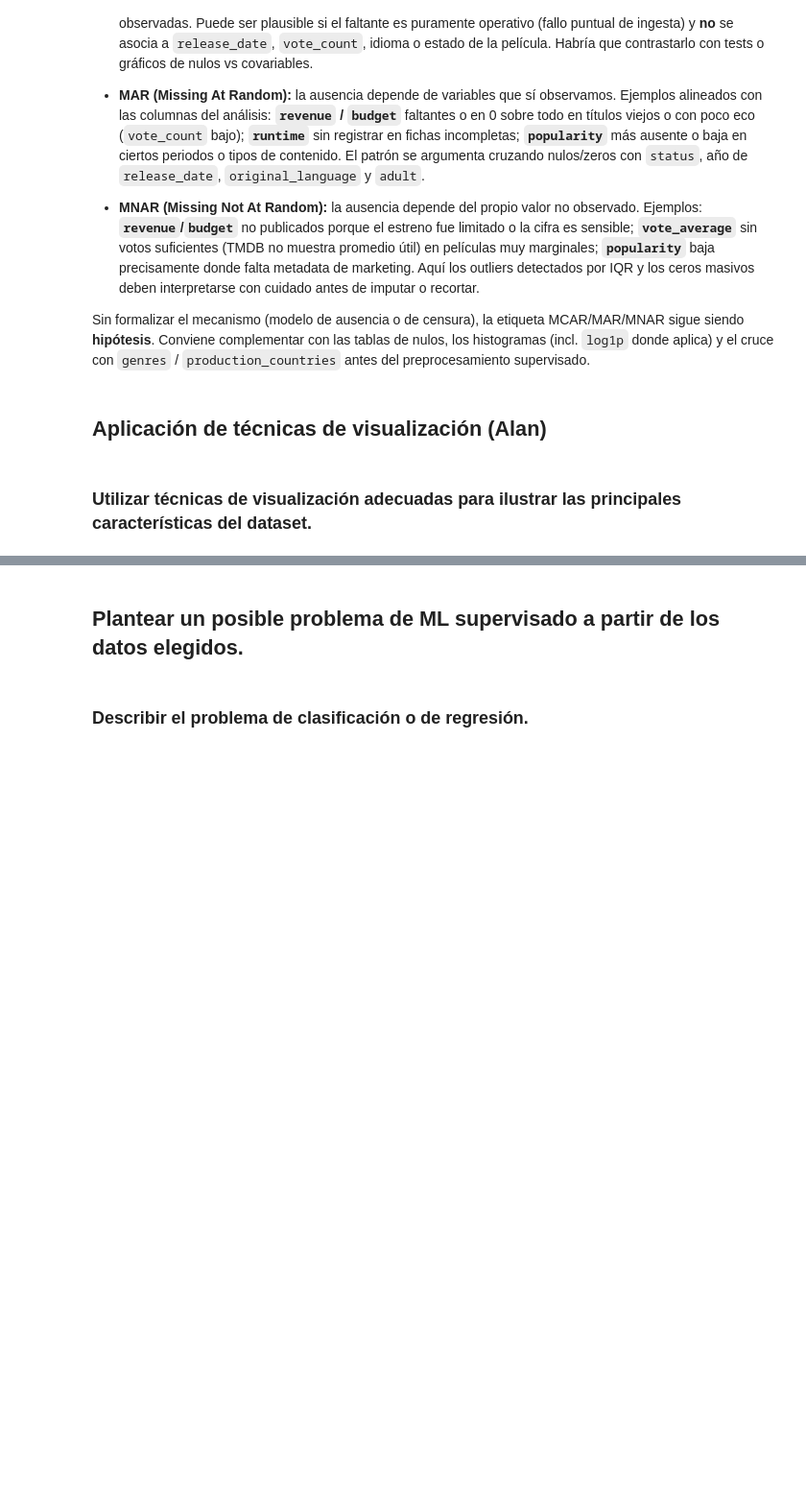
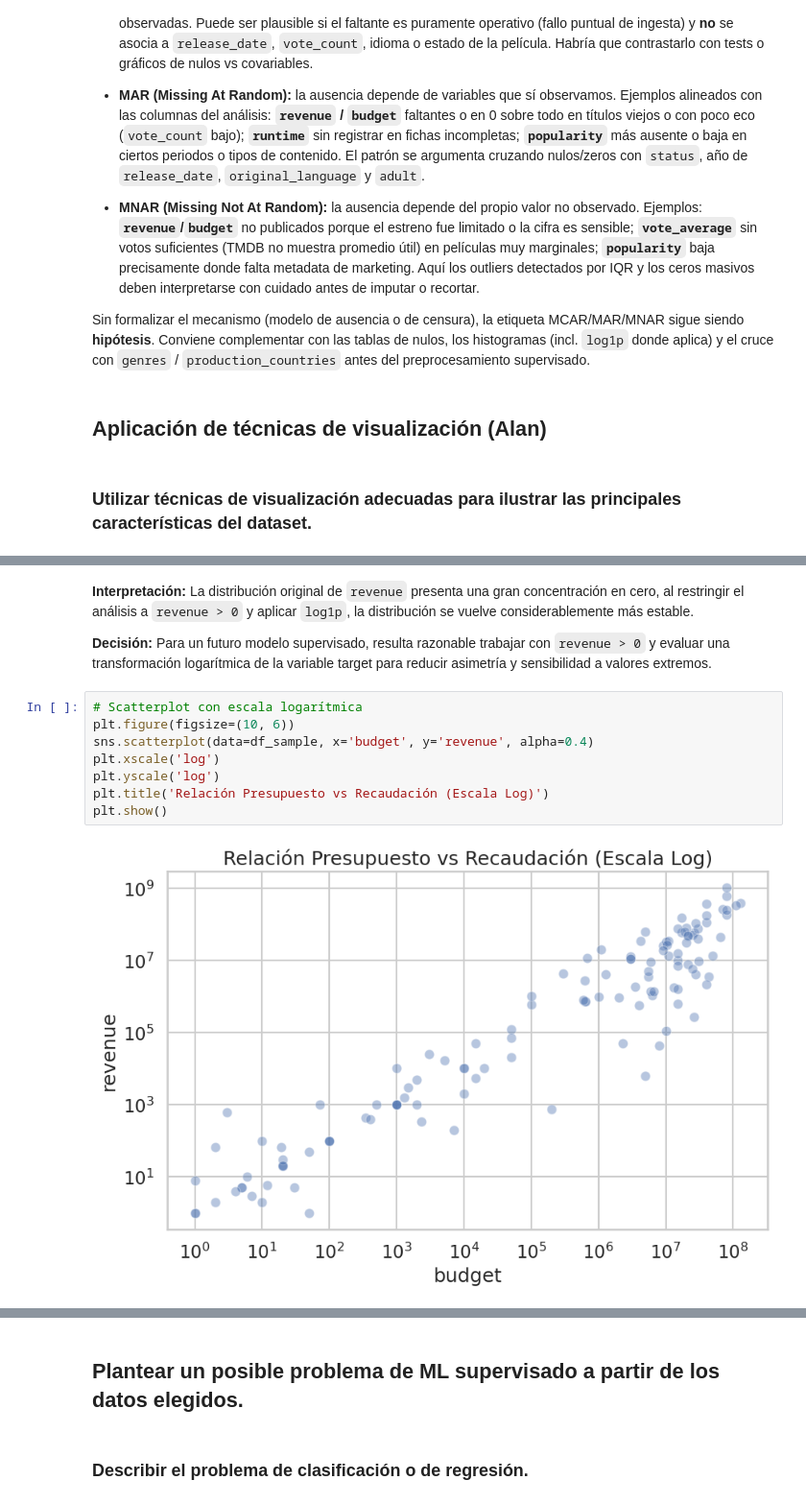
Before and after one commit to jbmild/ceia-add, a Jupyter notebook: tp_final.ipynb, the cells around one changed output, grey strips where cells are left out. Shown at 96% size. Saved outputs shown, nothing was run; the diff lists cells and outputs as text; blank space fills up the shorter version.

```diff
--- a/tp_final.ipynb
+++ b/tp_final.ipynb
@@ -598,0 +738,14 @@ Sin formalizar el mecanismo (modelo de ausencia o de censura), la etiqueta MCAR/
+# %% [markdown]
+**Interpretación:** La distribución original de `revenue` presenta una gran concentración en cero, al restringir el análisis a `revenue > 0` y aplicar `log1p`, la distribución se vuelve considerablemente más estable.
+
+**Decisión:** Para un futuro modelo supervisado, resulta razonable trabajar con `revenue > 0` y evaluar una transformación logarítmica de la variable target para reducir asimetría y sensibilidad a valores extremos.
+# %%
+# Scatterplot con escala logarítmica
+plt.figure(figsize=(10, 6))
+sns.scatterplot(data=df_sample, x='budget', y='revenue', alpha=0.4)
+plt.xscale('log')
+plt.yscale('log')
+plt.title('Relación Presupuesto vs Recaudación (Escala Log)')
+plt.show()
+# %% [output]
+[figure, added]
```
Also changed, not shown: parts of 38 cells of this notebook.
